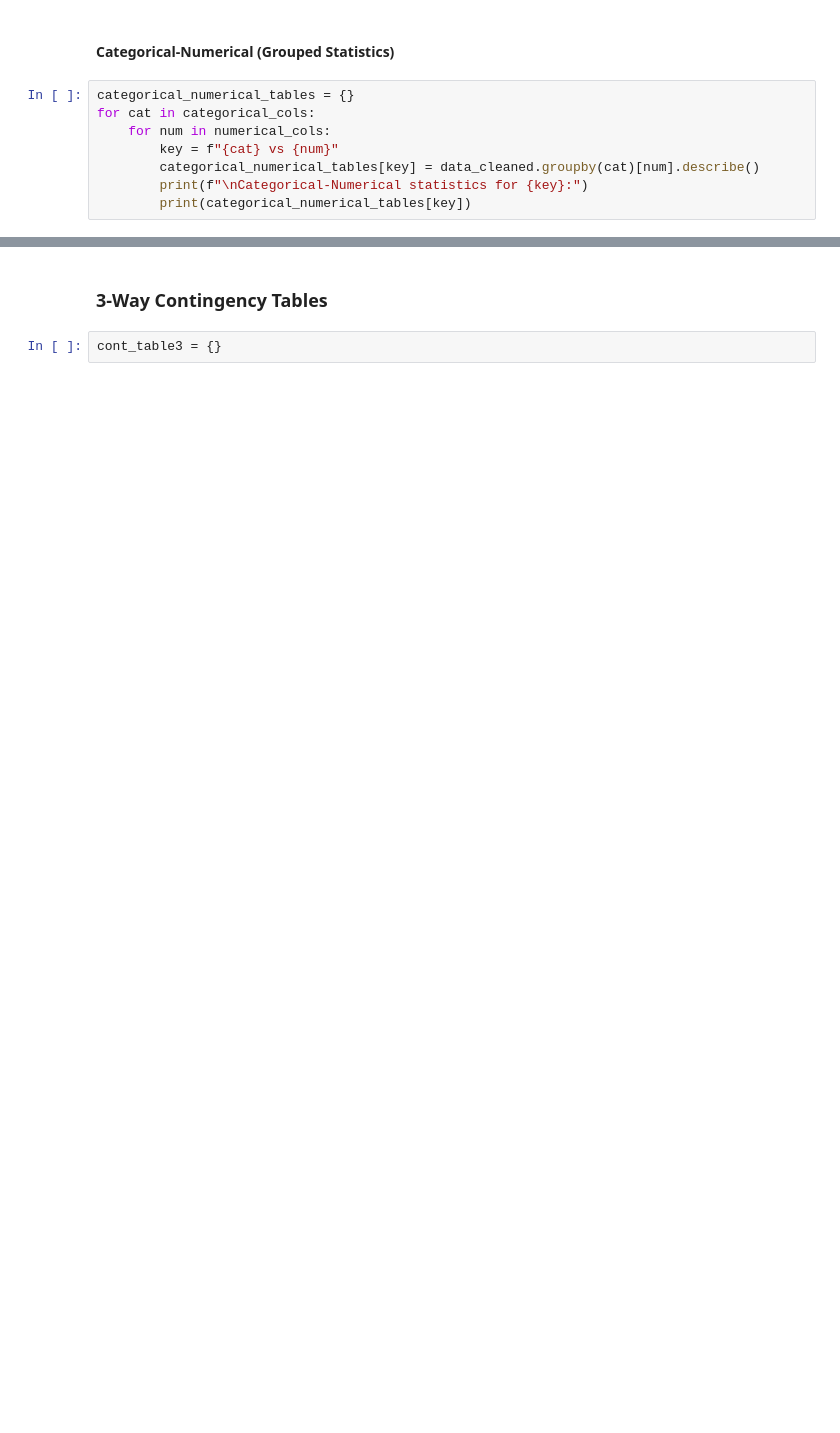
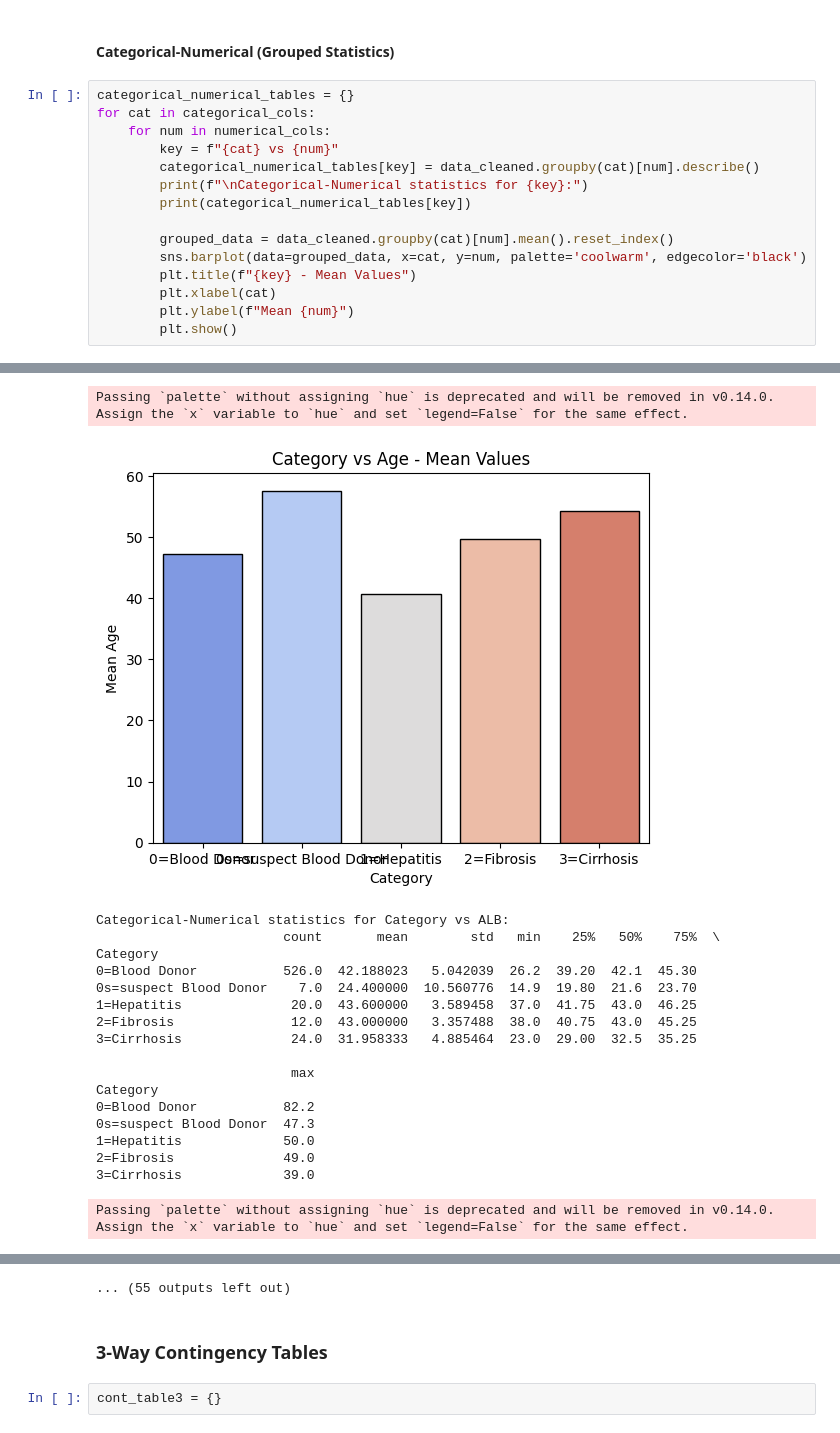
Before and after one commit to adrija2706/EDA, a Jupyter notebook: 21BDS0061_EDA_THEORY_DA.ipynb, the cells around one changed output, grey strips where cells are left out. Cells and saved outputs as stored; diff of their text form; blank space fills up the shorter version.

```diff
--- a/21BDS0061_EDA_THEORY_DA.ipynb
+++ b/21BDS0061_EDA_THEORY_DA.ipynb
@@ -842,6 +858,13 @@ for cat in categorical_cols:
         categorical_numerical_tables[key] = data_cleaned.groupby(cat)[num].describe()
         print(f"\nCategorical-Numerical statistics for {key}:")
         print(categorical_numerical_tables[key])
+
+        grouped_data = data_cleaned.groupby(cat)[num].mean().reset_index()
+        sns.barplot(data=grouped_data, x=cat, y=num, palette='coolwarm', edgecolor='black')
+        plt.title(f"{key} - Mean Values")
+        plt.xlabel(cat)
+        plt.ylabel(f"Mean {num}")
+        plt.show()
 # %% [output]
 Categorical-Numerical statistics for Category vs Age:
                         count       mean        std   min    25%   50%    75%  \
@@ -862,0 +885,19 @@ m    363.0  72.072727  5.576747  44.8  69.3  72.40  75.5  86.5
+Passing `palette` without assigning `hue` is deprecated and will be removed in v0.14.0. Assign the `x` variable to `hue` and set `legend=False` for the same effect.
+[figure, added]
+Categorical-Numerical statistics for Category vs ALB:
+                        count       mean        std   min    25%   50%    75%  \
+Category
+0=Blood Donor           526.0  42.188023   5.042039  26.2  39.20  42.1  45.30
+0s=suspect Blood Donor    7.0  24.400000  10.560776  14.9  19.80  21.6  23.70
+1=Hepatitis              20.0  43.600000   3.589458  37.0  41.75  43.0  46.25
+2=Fibrosis               12.0  43.000000   3.357488  38.0  40.75  43.0  45.25
+3=Cirrhosis              24.0  31.958333   4.885464  23.0  29.00  32.5  35.25
+
+                         max
+Category
+0=Blood Donor           82.2
+0s=suspect Blood Donor  47.3
+1=Hepatitis             50.0
+2=Fibrosis              49.0
+3=Cirrhosis             39.0
+Passing `palette` without assigning `hue` is deprecated and will be removed in v0.14.0. Assign the `x` variable to `hue` and set `legend=False` for the same effect.
@@ -863,3 +941,4 @@ m    363.0  72.072727  5.576747  44.8  69.3  72.40  75.5  86.5
+... (55 outputs left out)
 # %% [markdown]
 ### **3-Way Contingency Tables**
 # %%
```
Also changed, not shown: parts of 38 cells of this notebook.
